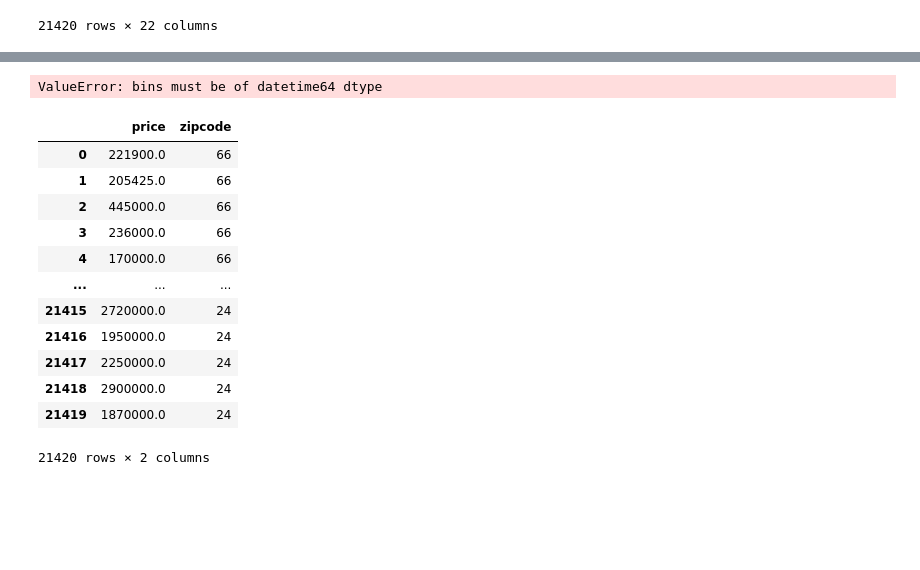
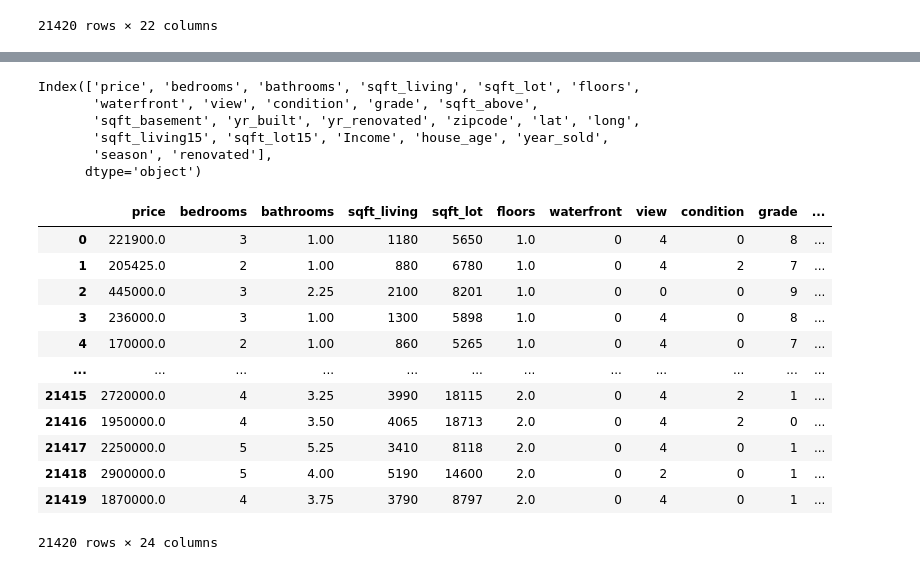
Before and after one commit to ValeriaVF/Phase_2-Project, a Jupyter notebook: student-checkpoint.ipynb, the cells around one changed output, grey strips where cells are left out. Cells and saved outputs as stored; diff of their text form; code cells hidden in the pictures; blank space fills up the shorter version.

```diff
--- a/student-checkpoint.ipynb
+++ b/student-checkpoint.ipynb
@@ -277,3 +344,10 @@ df
 | 21418 | 11/13/2014 | 2900000.0 | 5 | 4.00 | 5190 | 14600 | 2.0 | NO | FAIR | Average | ... |
 | 21419 | 2/27/2015 | 1870000.0 | 4 | 3.75 | 3790 | 8797 | 2.0 | NO | NONE | Average | ... |
 21420 rows × 22 columns
+# %%
+#Converting date to useable format
+df['year_sold'] = df['date'].map(lambda x: x[-4:])
+df['month'] = df['date'].map(lambda x: x[0:2])
+df['month'] = df['month'].map(lambda x: x.replace('/',''))
+df['month'] = df['month'].astype(int)
+df['year_sold'] = df['year_sold'].astype(int)
@@ -280,9 +363,7 @@ df
 # %%
-#Converting date to useable format
-df['date'] = pd.to_datetime(df.date)
-df['month'] = df.date.dt.month
-df.month = df.month.replace(12, 0)
 # Binning months into seasons
 bins = [0, 3, 6, 9, 12]
-bins_date = pd.cut(df['month'], bins, include_lowest=True, labels=['Winter', 'Spring', 'Summer', 'Fall'])
-bins_date = bins_date.cat.as_unordered()
+date_bins = pd.cut(df['month'], bins, include_lowest=True, labels=['Winter', 'Spring', 'Summer', 'Fall'])
+date_bins = date_bins.cat.as_unordered()
+df["season"] = date_bins
+df =df.drop(["month","date"], axis = 1)
@@ -294 +370,8 @@ bins_date.value_counts().plot(kind='bar')
+# %%
+bins = [0, 1, 2015]
+yr_renovated = pd.cut(df['yr_renovated'], bins, include_lowest=True, labels=['not_renovated', 'renovated'])
+yr_renovated_bins = bins_yr_renovated.cat.as_unordered()
+df["renovated"] = yr_renovated_bins
+# %%
+df["renovated"] = df["renovated"].fillna("not_renovated")
 # %%
@@ -298,10 +393,12 @@ Timestamp('1900-01-01 00:00:00')
-# %%
-#bins = list(range(1900, 2016, 10))
-bins = [1900, 1925, 1950, 1975, 2000, 2015]
-bins_yr_built = pd.cut(df['yr_built'], bins, include_lowest=True, labels = ('1900-1925', '1926-1950', '1951-1975', '1976-2000', '2001-2015'))
-bins_yr_built = df.cat.as_unordered()
-# %% [output]
-ValueError: bins must be of datetime64 dtype
+# %%
+df.columns
+# %% [output]
+Index(['price', 'bedrooms', 'bathrooms', 'sqft_living', 'sqft_lot', 'floors',
+       'waterfront', 'view', 'condition', 'grade', 'sqft_above',
+       'sqft_basement', 'yr_built', 'yr_renovated', 'zipcode', 'lat', 'long',
+       'sqft_living15', 'sqft_lot15', 'Income', 'house_age', 'year_sold',
+       'season', 'renovated'],
+      dtype='object')
 # %%
 #Function to convert categorical data
 def convert_categorical(column_names):
@@ -315,16 +412,16 @@ convert_categorical(["view","condition","grade","waterfront",
 # %%
-df[["price","zipcode"]]
+df
 # %% [output]
-|  | price | zipcode |
-| 0 | 221900.0 | 66 |
-| 1 | 205425.0 | 66 |
-| 2 | 445000.0 | 66 |
-| 3 | 236000.0 | 66 |
-| 4 | 170000.0 | 66 |
-| ... | ... | ... |
-| 21415 | 2720000.0 | 24 |
-| 21416 | 1950000.0 | 24 |
-| 21417 | 2250000.0 | 24 |
-| 21418 | 2900000.0 | 24 |
-| 21419 | 1870000.0 | 24 |
+|  | price | bedrooms | bathrooms | sqft_living | sqft_lot | floors | waterfront | view | condition | grade | ... |
+| 0 | 221900.0 | 3 | 1.00 | 1180 | 5650 | 1.0 | 0 | 4 | 0 | 8 | ... |
+| 1 | 205425.0 | 2 | 1.00 | 880 | 6780 | 1.0 | 0 | 4 | 2 | 7 | ... |
+| 2 | 445000.0 | 3 | 2.25 | 2100 | 8201 | 1.0 | 0 | 0 | 0 | 9 | ... |
+| 3 | 236000.0 | 3 | 1.00 | 1300 | 5898 | 1.0 | 0 | 4 | 0 | 8 | ... |
+| 4 | 170000.0 | 2 | 1.00 | 860 | 5265 | 1.0 | 0 | 4 | 0 | 7 | ... |
+| ... | ... | ... | ... | ... | ... | ... | ... | ... | ... | ... | ... |
+| 21415 | 2720000.0 | 4 | 3.25 | 3990 | 18115 | 2.0 | 0 | 4 | 2 | 1 | ... |
+| 21416 | 1950000.0 | 4 | 3.50 | 4065 | 18713 | 2.0 | 0 | 4 | 2 | 0 | ... |
+| 21417 | 2250000.0 | 5 | 5.25 | 3410 | 8118 | 2.0 | 0 | 4 | 0 | 1 | ... |
+| 21418 | 2900000.0 | 5 | 4.00 | 5190 | 14600 | 2.0 | 0 | 2 | 0 | 1 | ... |
+| 21419 | 1870000.0 | 4 | 3.75 | 3790 | 8797 | 2.0 | 0 | 4 | 0 | 1 | ... |
-21420 rows × 2 columns
+21420 rows × 24 columns
```
Also changed, not shown: parts of 17 cells of this notebook, 2 other files.
